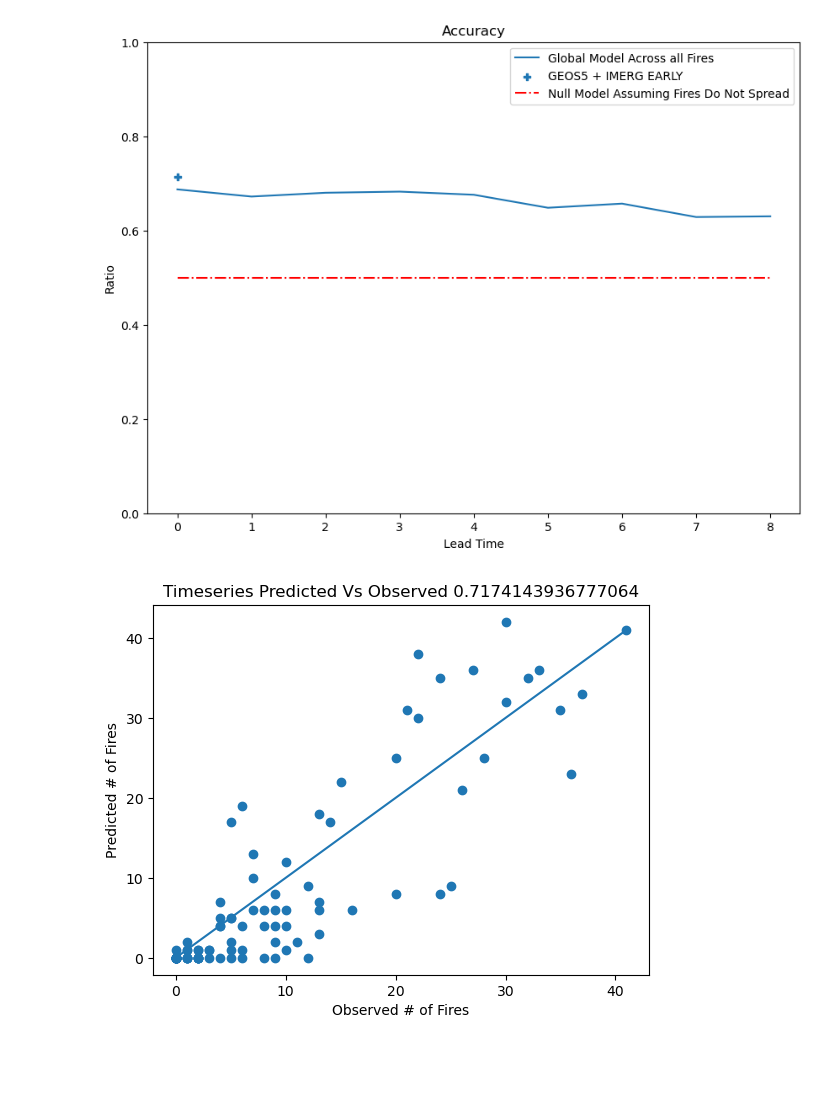
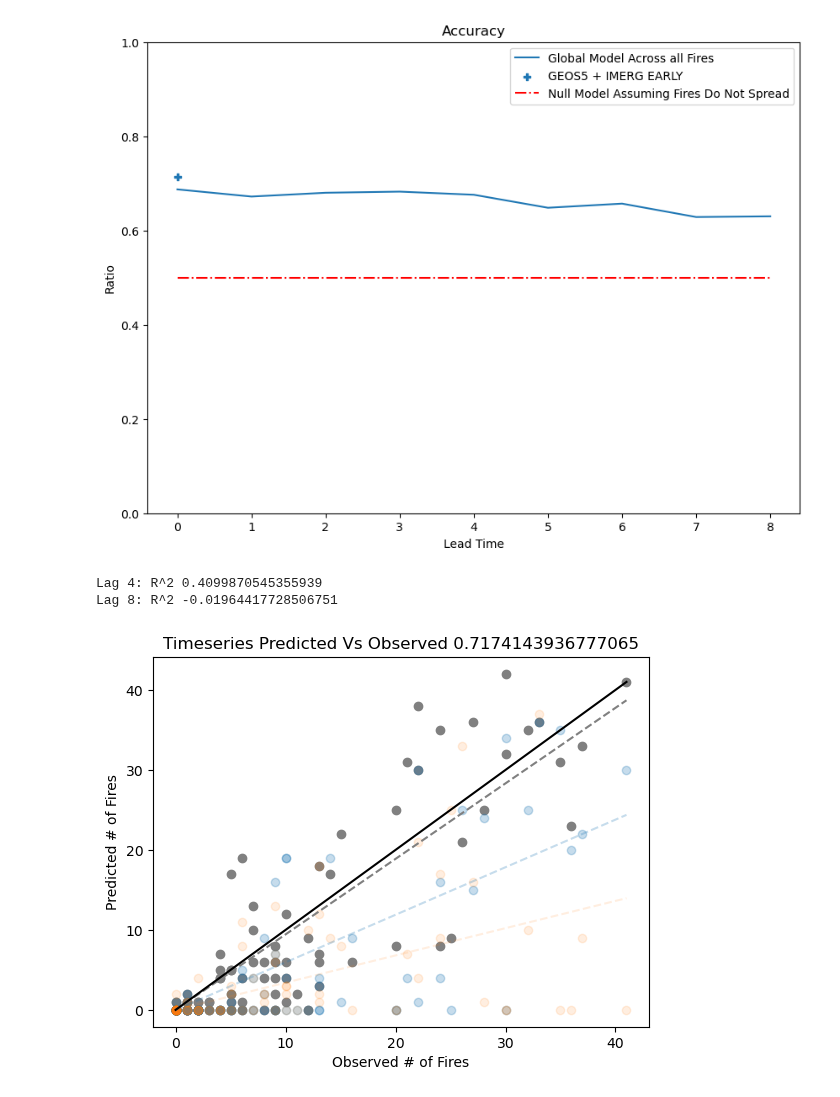
Before and after one commit to mccabete/fwiVis, a Jupyter notebook: notebooks/Logit_models.ipynb, the cells around one changed output. Cells and saved outputs as stored; diff of their text form; code cells hidden in the pictures; blank space fills up the shorter version.

```diff
--- a/notebooks/Logit_models.ipynb
+++ b/notebooks/Logit_models.ipynb
@@ -1754,6 +1771,11 @@ for i,t in enumerate(fire_test.t.unique()):
 # %%
 import numpy as np
 import matplotlib.pyplot as plt
+import statsmodels.api as sm
+import numpy as np
+from sklearn.metrics import r2_score
+
+
 
 def r_squared_against_1to1_line(y_true, y_pred):
     """
@@ -1790,42 +1812,60 @@ def r_squared_against_1to1_line(y_true, y_pred):
 
     return r_squared
 
+#sklearn.linear_model()
+
 r_sq = r_squared_against_1to1_line(num_fr.Num_fire_spreading_1km2, num_fr.Num_fire_over_thresh)
+
+model = sm.OLS(num_fr.Num_fire_over_thresh.astype("float"), num_fr.Num_fire_spreading_1km2.astype("float"))
+results = model.fit()
+# r_sq_mod = r2_score((results.params.iloc[0] *  num_fr.Num_fire_spreading_1km2), num_fr.Num_fire_over_thresh) ## I think this setup is wrong. Calcualtes an R^2 less than that to the 1:1 line.
+# print(r_sq_mod)
 
 
 
-plt.scatter( num_fr.Num_fire_spreading_1km2, num_fr.Num_fire_over_thresh, label = "0 Lag")
+
+
+plt.scatter( num_fr.Num_fire_spreading_1km2, num_fr.Num_fire_over_thresh, label = "0 Lag Prediction", color = "grey", )
+
+plt.plot(range(0,maxnum),  results.params.iloc[0] * range(0,maxnum), color = "grey", linestyle = "dashed")
 
 maxnum = max(num_fr.Num_fire_spreading_1km2.max(), num_fr.Num_fire_over_thresh.max())
-# for l in lags:
-#     plt.scatter(num_fr.Num_fire_spreading_1km2, num_fr[f"Num_fire_over_thresh_{l}"], label = f"{l} Lag")
+for l in [4, 8]:
+    r_sql = r_squared_against_1to1_line(num_fr.Num_fire_spreading_1km2, num_fr[f"Num_fire_over_thresh_{l}"])
+    plt.scatter(num_fr.Num_fire_spreading_1km2, num_fr[f"Num_fire_over_thresh_{l}"], label = f"{l} Lag Prediction", alpha = (1/l), )
+    model = sm.OLS( num_fr[f"Num_fire_over_thresh_{l}"].astype("float"), num_fr['Num_fire_spreading_1km2'].astype("float"),)
+    results = model.fit()
+    plt.plot(range(0,maxnum),  results.params.iloc[0] * range(0,maxnum),  linestyle = "dashed", alpha = (1/l))
+    print(f"Lag {l}: R^2 {r_sql}")
 #minnum = min([num_fr.Num_fire_spreading_1km2, num_fr.Num_fire_over_thresh])
-plt.plot(range(0,maxnum ), range(0,maxnum))
+plt.plot(range(0,maxnum ), range(0,maxnum), color = "black", label = "1:1")
 plt.title(f"Timeseries Predicted Vs Observed {r_sq}")
 plt.xlabel("Observed # of Fires")
 plt.ylabel("Predicted # of Fires")
 plt.show()
 
 
 
 # ## Calculating the first dirivative to get at "Timing"
 # y_deriv_observed = np.gradient(num_fr.Num_fire_spreading_1km2 )
 # y_deriv_predicted = np.gradient(num_fr.Num_fire_over_thresh )
 
 # r_sq_deriv = r_squared_against_1to1_line(y_deriv_observed, y_deriv_predicted)
 
 
 # plt.scatter( y_deriv_observed, y_deriv_predicted)
 # #plt.plot(range(0, (y_deriv_observed.max()) ), range(0, np.ceiling(y_deriv_observed.max())))
 # plt.title(f"First Derivative R^2: {r_sq_deriv}")
 # plt.xlabel("Observed # of Fires")
 # plt.ylabel("Predicted # of Fires")
 # plt.show()
 
 # plt.plot(num_fr.t, y_deriv_observed )
 # plt.plot(num_fr.t,  y_deriv_predicted )
 # %% [output]
+Lag 4: R^2 0.4099870545355939
+Lag 8: R^2 -0.01964417728506751
-[figure, old version]
+[figure, new version]
 # %%
 num_fr = num_fr.sort_values(by = "t")
 
```
Also changed, not shown: parts of 7 cells of this notebook, 1 other file.
